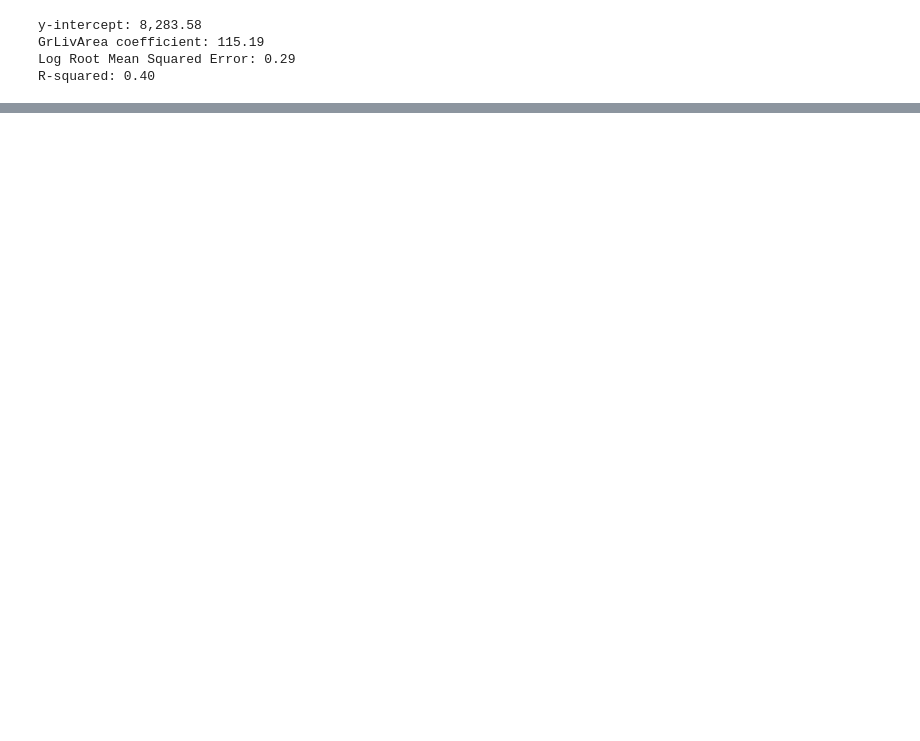
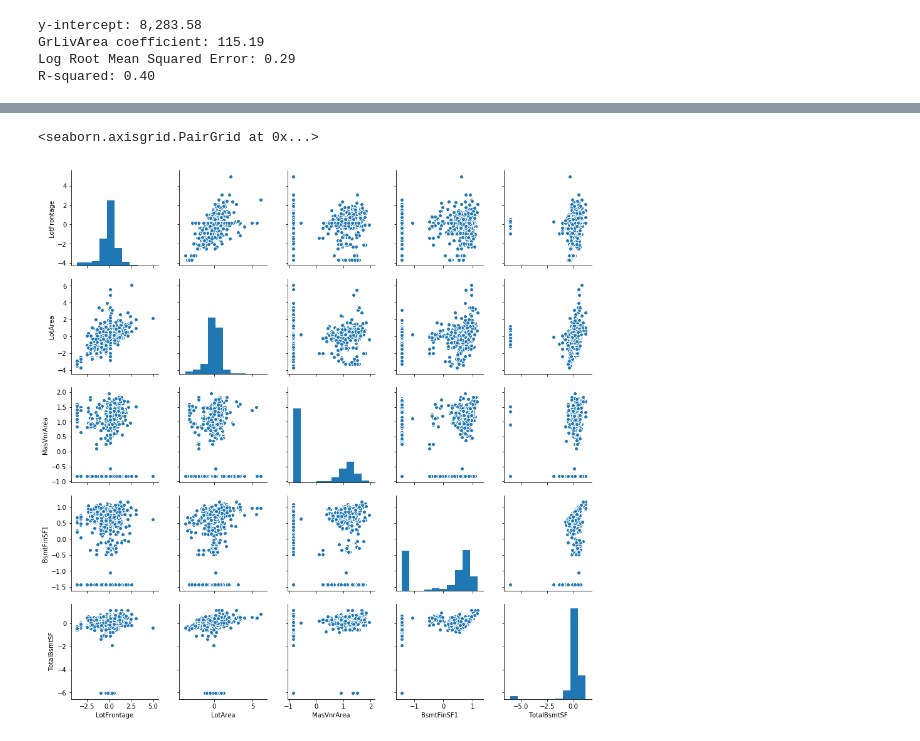
Before and after one commit to miwamoto/kaggle_housing, a Jupyter notebook: W207_Final.ipynb, the cells around one changed output, grey strips where cells are left out. Saved outputs shown, nothing was run; the diff lists cells and outputs as text; code cells hidden in the pictures; blank space fills up the shorter version.

```diff
--- a/W207_Final.ipynb
+++ b/W207_Final.ipynb
@@ -192,0 +245,17 @@ output.to_csv('Output.csv',columns=['Id','SalePrice'],index=False)
+# %%
+# Take logs, then standardize
+train_X_xgb[features_to_standardize] = np.log(train_X_xgb[features_to_standardize] + 1)
+train_X_xgb[features_to_standardize] = ((train_X_xgb[features_to_standardize] - train_X_xgb[features_to_standardize].mean())
+                                        / train_X_xgb[features_to_standardize].std())
+dev_X_xgb[features_to_standardize] = np.log(dev_X_xgb[features_to_standardize] + 1)
+dev_X_xgb[features_to_standardize] = ((dev_X_xgb[features_to_standardize] - dev_X_xgb[features_to_standardize].mean())
+                                        / dev_X_xgb[features_to_standardize].std())
+test_xgb[features_to_standardize] = np.log(test_xgb[features_to_standardize] + 1)
+test_xgb[features_to_standardize] = ((test_xgb[features_to_standardize] - test_xgb[features_to_standardize].mean())
+                                        / test_xgb[features_to_standardize].std())
+
+# Plot them again
+sns.pairplot(train_X_xgb[features_to_standardize[0:min(5, len(features_to_standardize))]])
+# %% [output]
+<seaborn.axisgrid.PairGrid at 0x...>
+[figure, added]
```
Also changed, not shown: parts of 33 cells of this notebook.
